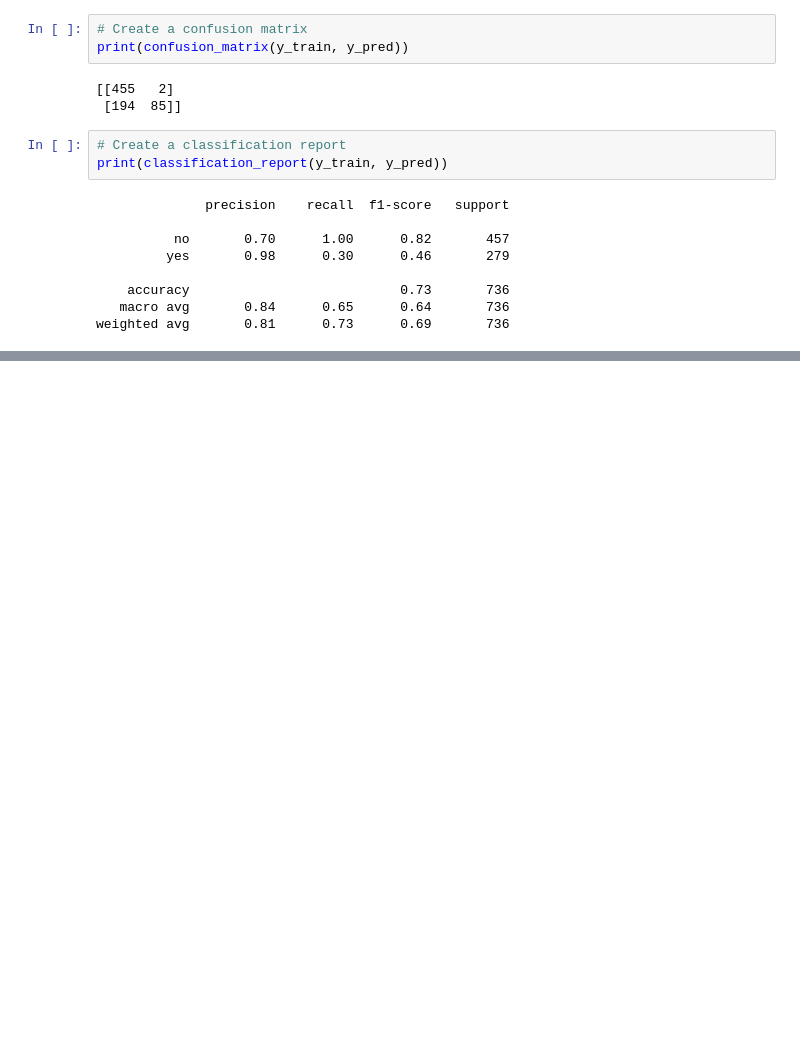
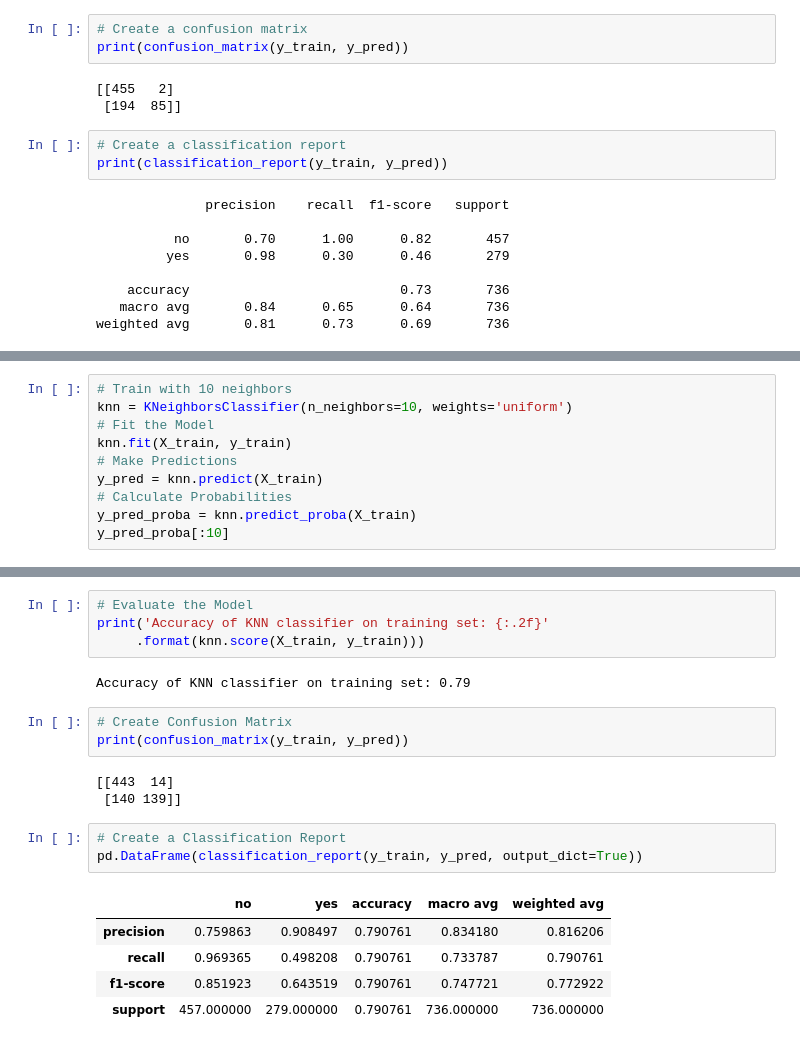
Before and after one commit to Joshua-C-Bryant/classification-exercises, a Jupyter notebook: model.ipynb, the cells around one changed output, grey strips where cells are left out. Saved outputs shown, nothing was run; the diff lists cells and outputs as text; blank space fills up the shorter version.

```diff
--- a/model.ipynb
+++ b/model.ipynb
@@ -401,0 +513,10 @@ weighted avg       0.81      0.73      0.69       736
+# %%
+# Train with 10 neighbors
+knn = KNeighborsClassifier(n_neighbors=10, weights='uniform')
+# Fit the Model
+knn.fit(X_train, y_train)
+# Make Predictions
+y_pred = knn.predict(X_train)
+# Calculate Probabilities
+y_pred_proba = knn.predict_proba(X_train)
+y_pred_proba[:10]
@@ -401,0 +534,21 @@ weighted avg       0.81      0.73      0.69       736
+# %%
+# Evaluate the Model
+print('Accuracy of KNN classifier on training set: {:.2f}'
+     .format(knn.score(X_train, y_train)))
+# %% [output]
+Accuracy of KNN classifier on training set: 0.79
+# %%
+# Create Confusion Matrix
+print(confusion_matrix(y_train, y_pred))
+# %% [output]
+[[443  14]
+ [140 139]]
+# %%
+# Create a Classification Report
+pd.DataFrame(classification_report(y_train, y_pred, output_dict=True))
+# %% [output]
+|  | no | yes | accuracy | macro avg | weighted avg |
+| precision | 0.759863 | 0.908497 | 0.790761 | 0.834180 | 0.816206 |
+| recall | 0.969365 | 0.498208 | 0.790761 | 0.733787 | 0.790761 |
+| f1-score | 0.851923 | 0.643519 | 0.790761 | 0.747721 | 0.772922 |
+| support | 457.000000 | 279.000000 | 0.790761 | 736.000000 | 736.000000 |
```
Also changed, not shown: parts of 34 cells of this notebook.
